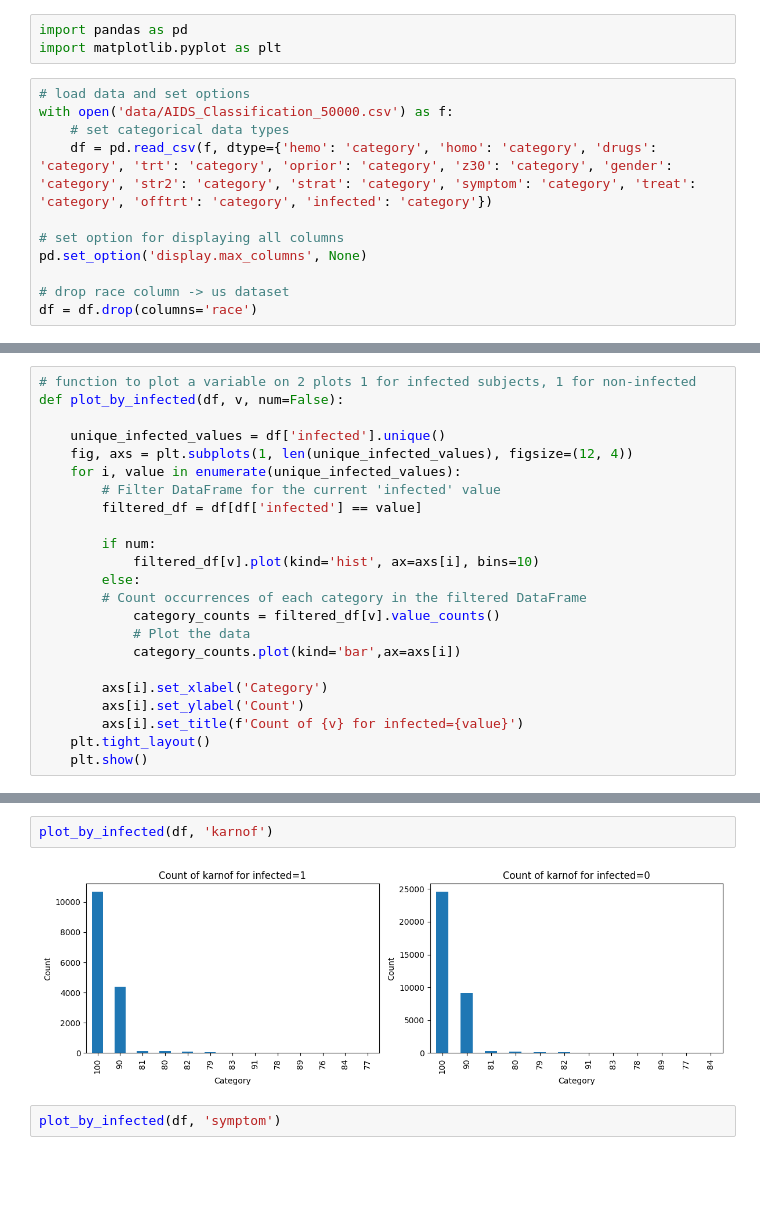
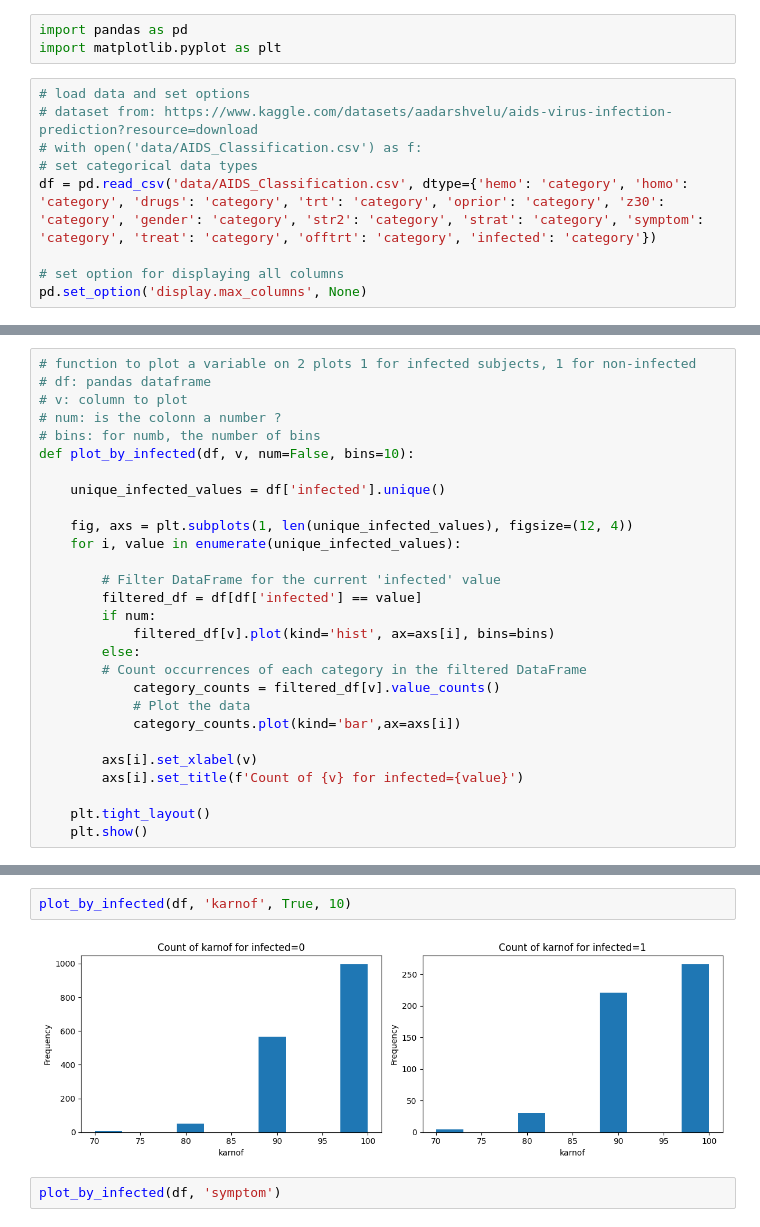
Before and after one commit to Vicolatope/aids_classification, a Jupyter notebook: explore.ipynb, the cells around one changed output, grey strips where cells are left out. Saved outputs shown, nothing was run; the diff lists cells and outputs as text; blank space fills up the shorter version.

```diff
--- a/explore.ipynb
+++ b/explore.ipynb
@@ -3,12 +3,10 @@ import pandas as pd
 import matplotlib.pyplot as plt
 # %%
 # load data and set options
-with open('data/AIDS_Classification_50000.csv') as f:
-    # set categorical data types
-    df = pd.read_csv(f, dtype={'hemo': 'category', 'homo': 'category', 'drugs': 'category', 'trt': 'category', 'oprior': 'category', 'z30': 'category', 'gender': 'category', 'str2': 'category', 'strat': 'category', 'symptom': 'category', 'treat': 'category', 'offtrt': 'category', 'infected': 'category'})
+# dataset from: https://www.kaggle.com/datasets/aadarshvelu/aids-virus-infection-prediction?resource=download
+# with open('data/AIDS_Classification.csv') as f:
+# set categorical data types
+df = pd.read_csv('data/AIDS_Classification.csv', dtype={'hemo': 'category', 'homo': 'category', 'drugs': 'category', 'trt': 'category', 'oprior': 'category', 'z30': 'category', 'gender': 'category', 'str2': 'category', 'strat': 'category', 'symptom': 'category', 'treat': 'category', 'offtrt': 'category', 'infected': 'category'})
 
 # set option for displaying all columns
 pd.set_option('display.max_columns', None)
-
-# drop race column -> us dataset
-df = df.drop(columns='race')
@@ -77,23 +78,28 @@ df.describe()
 # %%
 # function to plot a variable on 2 plots 1 for infected subjects, 1 for non-infected
-def plot_by_infected(df, v, num=False):
+# df: pandas dataframe
+# v: column to plot
+# num: is the colonn a number ?
+# bins: for numb, the number of bins
+def plot_by_infected(df, v, num=False, bins=10):
 
     unique_infected_values = df['infected'].unique()
+
     fig, axs = plt.subplots(1, len(unique_infected_values), figsize=(12, 4))
     for i, value in enumerate(unique_infected_values):
+
         # Filter DataFrame for the current 'infected' value
         filtered_df = df[df['infected'] == value]
-
         if num:
-            filtered_df[v].plot(kind='hist', ax=axs[i], bins=10)
+            filtered_df[v].plot(kind='hist', ax=axs[i], bins=bins)
         else:
         # Count occurrences of each category in the filtered DataFrame
             category_counts = filtered_df[v].value_counts()
             # Plot the data
             category_counts.plot(kind='bar',ax=axs[i])
 
-        axs[i].set_xlabel('Category')
-        axs[i].set_ylabel('Count')
+        axs[i].set_xlabel(v)
         axs[i].set_title(f'Count of {v} for infected={value}')
+
     plt.tight_layout()
     plt.show()
@@ -117,7 +138,7 @@ plot_by_infected(df, 'drugs')
 # %%
-plot_by_infected(df, 'karnof')
+plot_by_infected(df, 'karnof', True, 10)
 # %% [output]
-[figure, old version]
+[figure, new version]
 # %%
 plot_by_infected(df, 'symptom')
 # %% [output]
```
Also changed, not shown: parts of 19 cells of this notebook, 2 other files.
